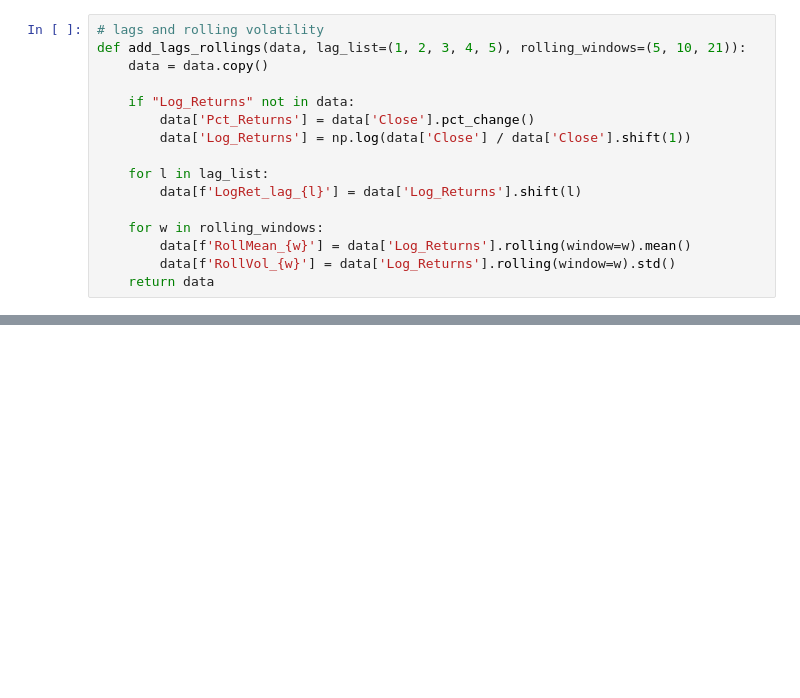
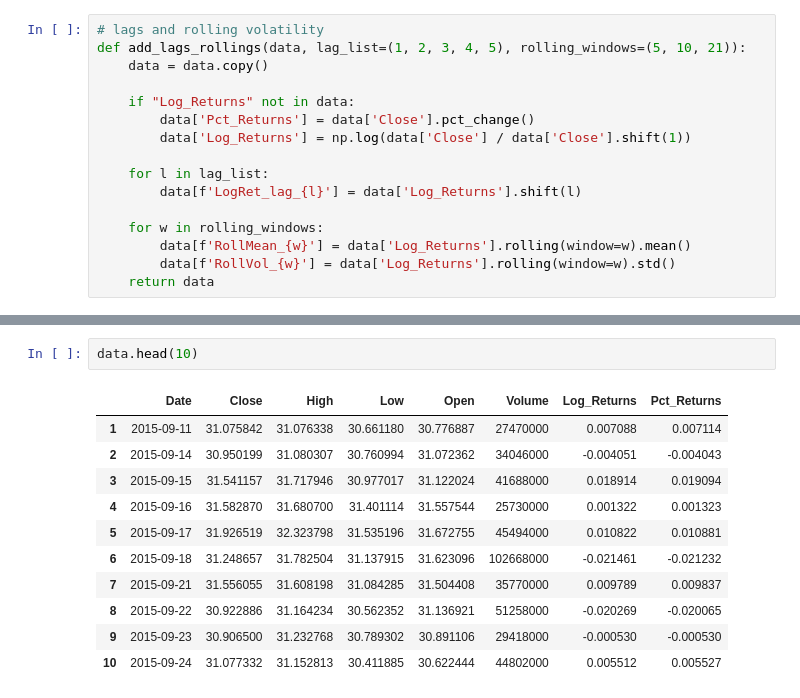
Before and after one commit to kamijoseph/Stocks-Price-Prediction-WebApp, a Jupyter notebook: notebook/model.ipynb, the cells around one changed output, grey strips where cells are left out. Drawn from its saved outputs; the diff is of its cells as text; blank space fills up the shorter version.

```diff
--- a/notebook/model.ipynb
+++ b/notebook/model.ipynb
@@ -449,0 +474,14 @@ def add_all_features(data):
+# %%
+data.head(10)
+# %% [output]
+|  | Date | Close | High | Low | Open | Volume | Log_Returns | Pct_Returns |
+| 1 | 2015-09-11 | 31.075842 | 31.076338 | 30.661180 | 30.776887 | 27470000 | 0.007088 | 0.007114 |
+| 2 | 2015-09-14 | 30.950199 | 31.080307 | 30.760994 | 31.072362 | 34046000 | -0.004051 | -0.004043 |
+| 3 | 2015-09-15 | 31.541157 | 31.717946 | 30.977017 | 31.122024 | 41688000 | 0.018914 | 0.019094 |
+| 4 | 2015-09-16 | 31.582870 | 31.680700 | 31.401114 | 31.557544 | 25730000 | 0.001322 | 0.001323 |
+| 5 | 2015-09-17 | 31.926519 | 32.323798 | 31.535196 | 31.672755 | 45494000 | 0.010822 | 0.010881 |
+| 6 | 2015-09-18 | 31.248657 | 31.782504 | 31.137915 | 31.623096 | 102668000 | -0.021461 | -0.021232 |
+| 7 | 2015-09-21 | 31.556055 | 31.608198 | 31.084285 | 31.504408 | 35770000 | 0.009789 | 0.009837 |
+| 8 | 2015-09-22 | 30.922886 | 31.164234 | 30.562352 | 31.136921 | 51258000 | -0.020269 | -0.020065 |
+| 9 | 2015-09-23 | 30.906500 | 31.232768 | 30.789302 | 30.891106 | 29418000 | -0.000530 | -0.000530 |
+| 10 | 2015-09-24 | 31.077332 | 31.152813 | 30.411885 | 30.622444 | 44802000 | 0.005512 | 0.005527 |
```
Also changed, not shown: parts of 17 cells of this notebook, 2 other files.
